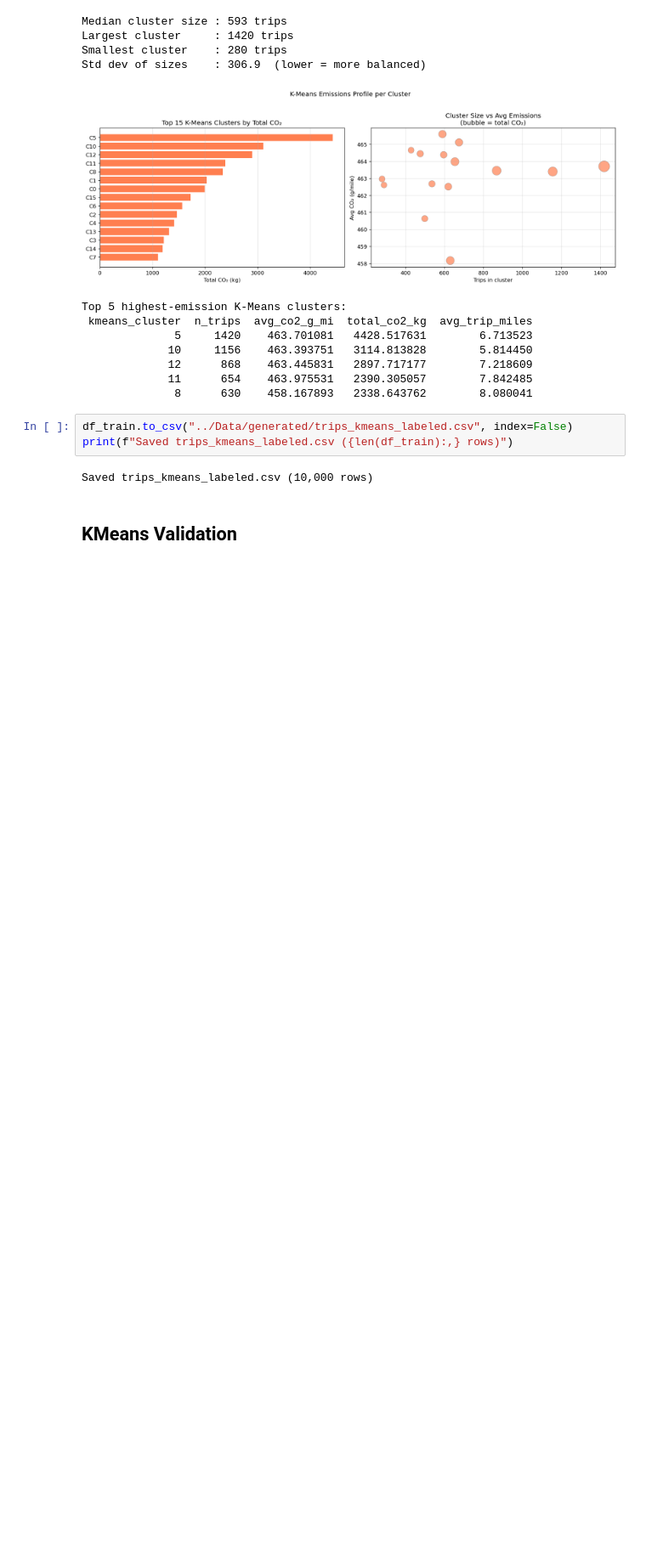
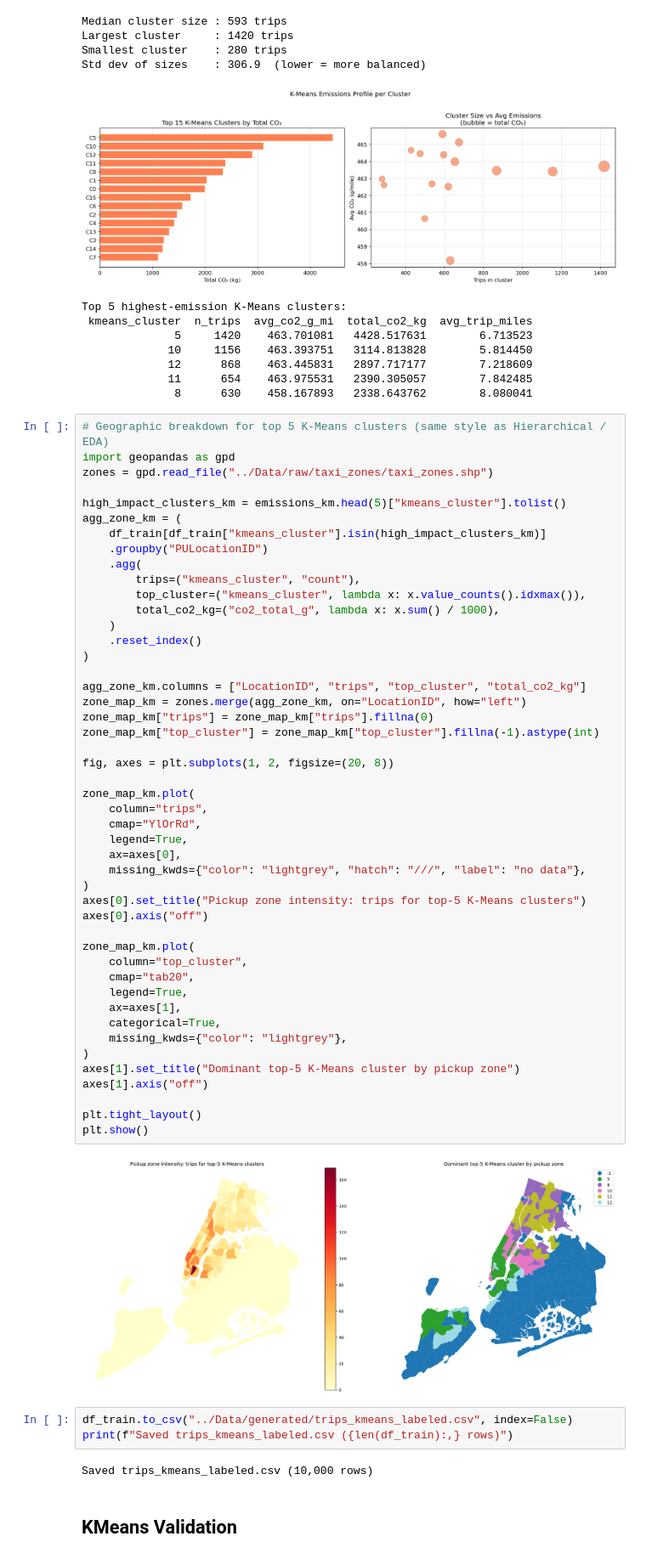
Before and after one commit to anushkasjadhav/MSE446-Optimization-Ride-Pooling-For-Emissions-Reduction, a Jupyter notebook: Clustering/kmeans_comparison.ipynb, the cells around one changed output. Shown at 85% size. Drawn from its saved outputs; the diff is of its cells as text; blank space fills up the shorter version.

```diff
--- a/Clustering/kmeans_comparison.ipynb
+++ b/Clustering/kmeans_comparison.ipynb
@@ -247,6 +247,55 @@ Top 5 highest-emission K-Means clusters:
              12      868    463.445831   2897.717177        7.218609
              11      654    463.975531   2390.305057        7.842485
               8      630    458.167893   2338.643762        8.080041
+# %%
+# Geographic breakdown for top 5 K-Means clusters (same style as Hierarchical / EDA)
+import geopandas as gpd
+zones = gpd.read_file("../Data/raw/taxi_zones/taxi_zones.shp")
+
+high_impact_clusters_km = emissions_km.head(5)["kmeans_cluster"].tolist()
+agg_zone_km = (
+    df_train[df_train["kmeans_cluster"].isin(high_impact_clusters_km)]
+    .groupby("PULocationID")
+    .agg(
+        trips=("kmeans_cluster", "count"),
+        top_cluster=("kmeans_cluster", lambda x: x.value_counts().idxmax()),
+        total_co2_kg=("co2_total_g", lambda x: x.sum() / 1000),
+    )
+    .reset_index()
+)
+
+agg_zone_km.columns = ["LocationID", "trips", "top_cluster", "total_co2_kg"]
+zone_map_km = zones.merge(agg_zone_km, on="LocationID", how="left")
+zone_map_km["trips"] = zone_map_km["trips"].fillna(0)
+zone_map_km["top_cluster"] = zone_map_km["top_cluster"].fillna(-1).astype(int)
+
+fig, axes = plt.subplots(1, 2, figsize=(20, 8))
+
+zone_map_km.plot(
+    column="trips",
+    cmap="YlOrRd",
+    legend=True,
+    ax=axes[0],
+    missing_kwds={"color": "lightgrey", "hatch": "///", "label": "no data"},
+)
+axes[0].set_title("Pickup zone intensity: trips for top-5 K-Means clusters")
+axes[0].axis("off")
+
+zone_map_km.plot(
+    column="top_cluster",
+    cmap="tab20",
+    legend=True,
+    ax=axes[1],
+    categorical=True,
+    missing_kwds={"color": "lightgrey"},
+)
+axes[1].set_title("Dominant top-5 K-Means cluster by pickup zone")
+axes[1].axis("off")
+
+plt.tight_layout()
+plt.show()
+# %% [output]
+[figure, added]
 # %%
 df_train.to_csv("../Data/generated/trips_kmeans_labeled.csv", index=False)
 print(f"Saved trips_kmeans_labeled.csv ({len(df_train):,} rows)")
```
Also changed, not shown: 1 other file.
